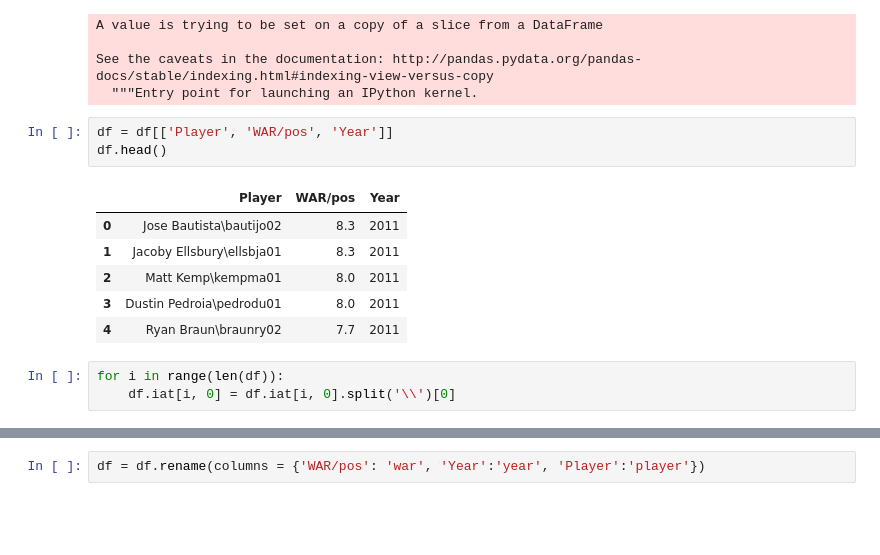
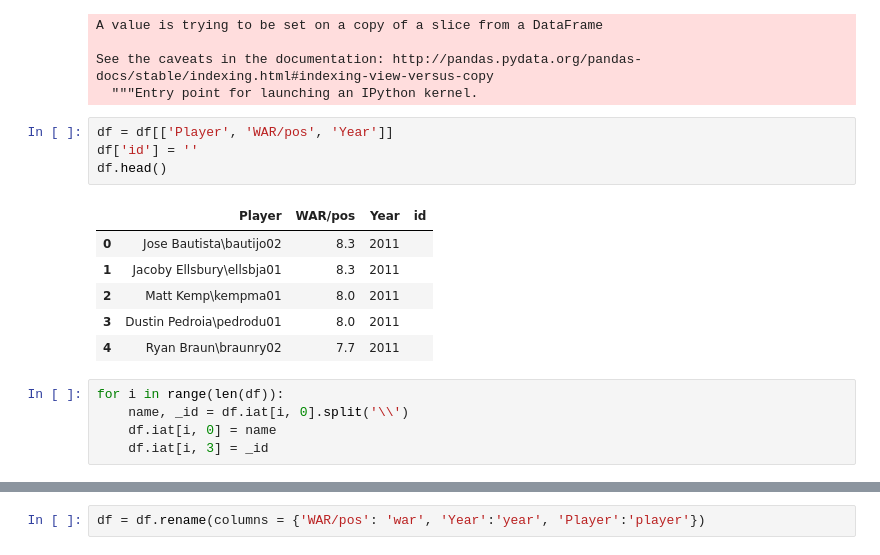
Before and after one commit to Axemen/Pro-Sports-Stats, a Jupyter notebook: libs/Fixing mistakes.ipynb, the cells around one changed output, grey strips where cells are left out. Saved outputs shown, nothing was run; the diff lists cells and outputs as text; blank space fills up the shorter version.

```diff
--- a/libs/Fixing mistakes.ipynb
+++ b/libs/Fixing mistakes.ipynb
@@ -34,14 +43,17 @@ See the caveats in the documentation: http://pandas.pydata.org/pandas-docs/stabl
   """Entry point for launching an IPython kernel.
 # %%
 df = df[['Player', 'WAR/pos', 'Year']]
+df['id'] = ''
 df.head()
 # %% [output]
-|  | Player | WAR/pos | Year |
-| 0 | Jose Bautista\bautijo02 | 8.3 | 2011 |
-| 1 | Jacoby Ellsbury\ellsbja01 | 8.3 | 2011 |
-| 2 | Matt Kemp\kempma01 | 8.0 | 2011 |
-| 3 | Dustin Pedroia\pedrodu01 | 8.0 | 2011 |
-| 4 | Ryan Braun\braunry02 | 7.7 | 2011 |
+|  | Player | WAR/pos | Year | id |
+| 0 | Jose Bautista\bautijo02 | 8.3 | 2011 |  |
+| 1 | Jacoby Ellsbury\ellsbja01 | 8.3 | 2011 |  |
+| 2 | Matt Kemp\kempma01 | 8.0 | 2011 |  |
+| 3 | Dustin Pedroia\pedrodu01 | 8.0 | 2011 |  |
+| 4 | Ryan Braun\braunry02 | 7.7 | 2011 |  |
 # %%
 for i in range(len(df)):
-    df.iat[i, 0] = df.iat[i, 0].split('\\')[0]
+    name, _id = df.iat[i, 0].split('\\')
+    df.iat[i, 0] = name
+    df.iat[i, 3] = _id
```
Also changed, not shown: parts of 3 cells of this notebook, 6 other files.
